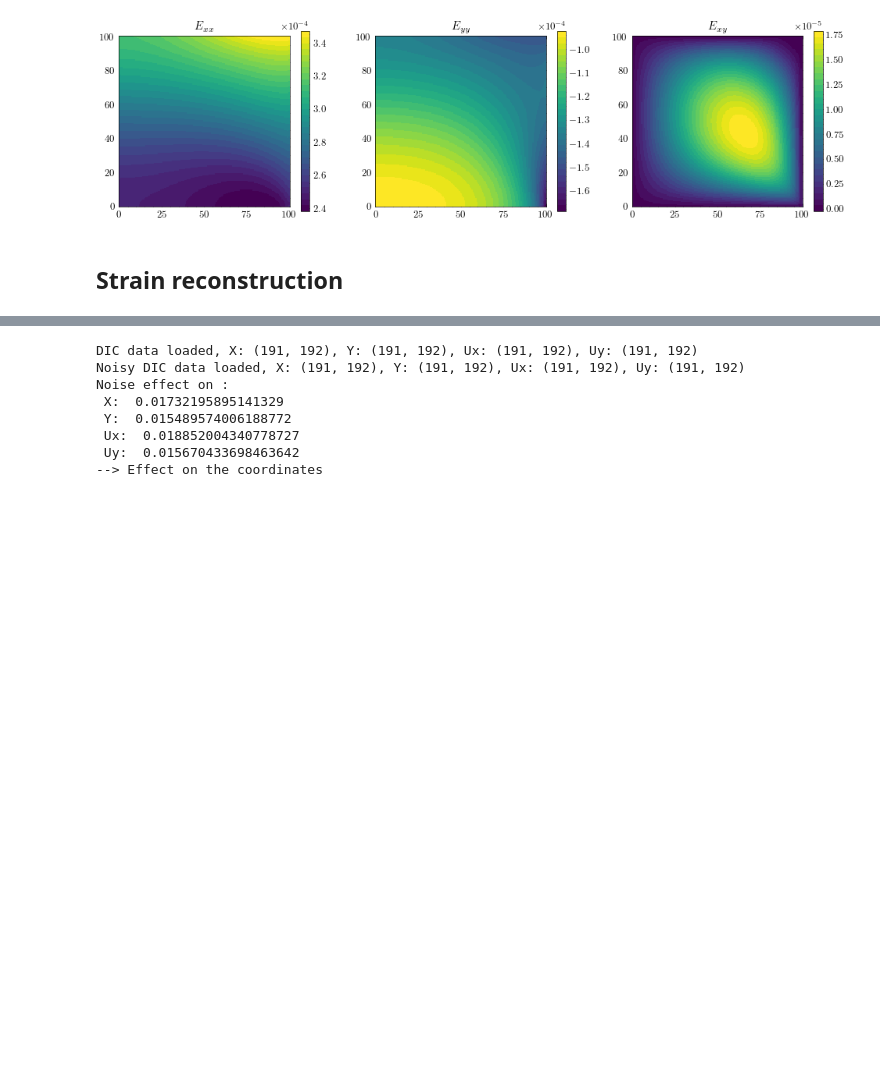
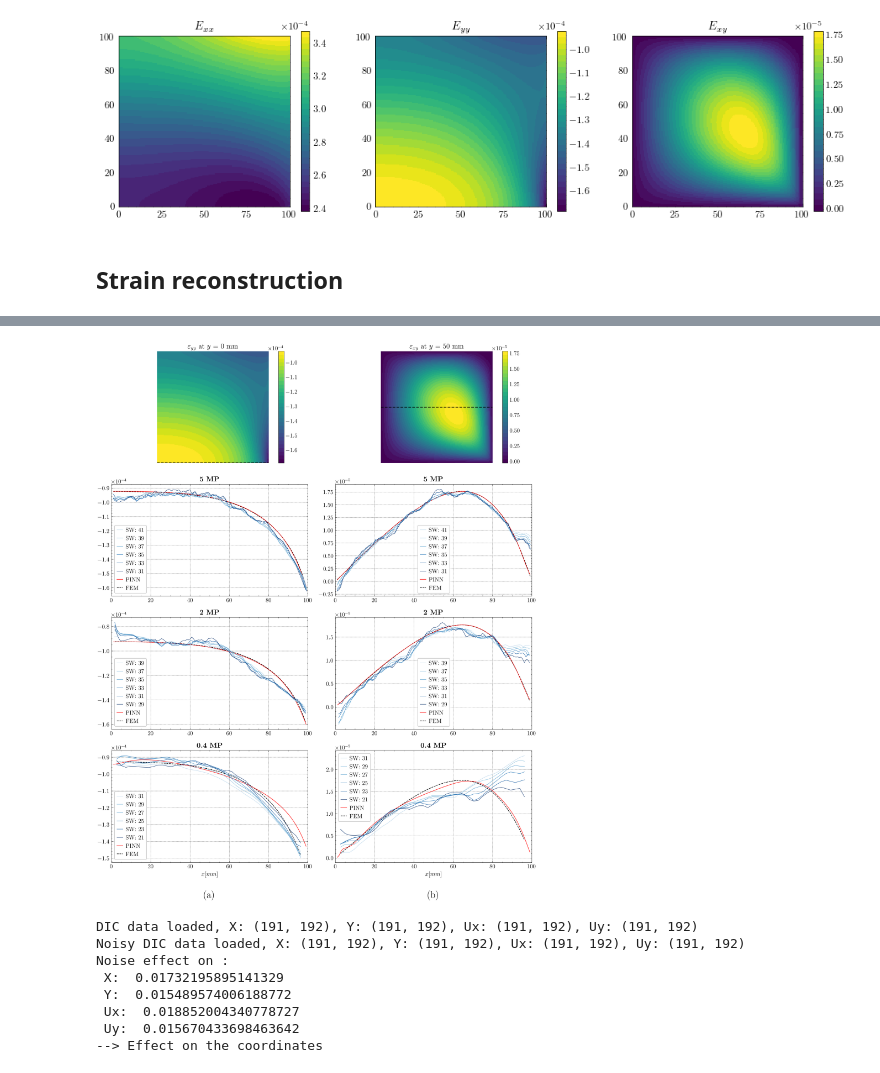
Before and after one commit to bonneted/PINN-MT2.0, a Jupyter notebook: 1_side_loaded_plate/2_noise_study/dic_study.ipynb, the cells around one changed output, grey strips where cells are left out. Cells and saved outputs as stored; diff of their text form; code cells hidden in the pictures; blank space fills up the shorter version.

```diff
--- a/1_side_loaded_plate/2_noise_study/dic_study.ipynb
+++ b/1_side_loaded_plate/2_noise_study/dic_study.ipynb
@@ -59,7 +59,8 @@ def pcolor_plot(AX, X, Y, C, title,colormap="copper",set_axis = 'on',colorbar=Tr
     AX.set_aspect("equal", "box")
     AX.axis(set_axis)
     AX.set_title(title)
-    fig.colorbar(im, ax=AX, format=formatter)
+    if colorbar:
+        fig.colorbar(im, ax=AX, format=formatter)
     return im
 
 cmap = plt.get_cmap('viridis')
@@ -201,4 +212,56 @@ plt.show()
 fig.savefig(f"figures/{camera_resolution}_{field_name}_slice_y_{y_slice}mm.png", dpi=300, bbox_inches='tight')
+# %%
+
+font_factor = 2
+title_font_size = 6
+axes_font_size = 6
+figure_factor = 2
+# plt.rcParams.update({
+#     "font.size": title_font_size*font_factor,         # Default font size for all text
+#     "figure.titlesize": title_font_size*font_factor,
+#     "axes.labelsize": axes_font_size*font_factor,
+#     "xtick.labelsize": axes_font_size*font_factor,
+#     "ytick.labelsize": axes_font_size*font_factor,
+#     "legend.fontsize": axes_font_size*font_factor,
+# })
+
+plot_FEM = True
+plot_PINN = True
+field_ids = [1, 2] # 0: Exx, 1: Eyy, 2: Exy
+y_slices = [0, 50]  # List of y-slices to plot
+fig, axs = plt.subplots(4, 2, figsize=(6.34*figure_factor, (4*2)*figure_factor), dpi=300) # 3.17 inches = half A4 with margins
+
+for j, field_id in enumerate(field_ids):
+    y_slice = y_slices[j]
+    axs_i = axs[:, j]
+    im = pcolor_plot(axs_i[0],  X, Y, strain_plot[:,field_id].reshape(X.shape),
+                     title=f"{[r'$\varepsilon_{xx}$', r'$\varepsilon_{yy}$', r'$\varepsilon_{xy}$'][field_id]} at $y$ = {y_slice} mm",
+                     colormap=cmap, colorbar=True)
+    axs_i[0].axis('off')
+    axs_i[0].axhline(y=y_slice, color='k', linestyle='--', linewidth=1.5)
+
+    for i in range(3):
+        camera_id = i
+        ax, x_coords, y_coords, y_mid_index, sorted_sw = plot_field_slice(axs_i[i+1], camera_id, field_id, y_slice, plot_FEM=plot_FEM, plot_PINN=plot_PINN)
+        ax.legend(handlelength=1, handletextpad=0.5)#, loc='lower center')
+        ax.set_title([r"\textbf{5 MP}", r"\textbf{2 MP}", r"\textbf{0.4 MP}"][camera_id], fontweight='bold')
+        axs_i[i+1].yaxis.set_major_formatter(ticker.ScalarFormatter(useMathText=True))
+        axs_i[i+1].ticklabel_format(style='sci', axis='y', scilimits=(-3, 3))
+        axs_i[i+1].set_xlim(X.min(), X.max())
+    axs_i[-1].set_xlabel(r"$x [mm]$")
+    axs_i[-1].text(0.5, -0.25, f"({chr(97+j)})", transform=axs_i[-1].transAxes, fontsize=10*font_factor, fontweight='bold', va='top', ha='center')
+
+    # Make sure the label and annotation are visible by adjusting layout and axis visibility
+    for ax in axs[:, j]:
+        ax.set_visible(True)
+    plt.tight_layout()
+
+save_fig = True
+if save_fig:
+    field_name = ["exx", "eyy", "exy"][field_id]
+    fig.savefig(f"figures/5-2-0.4MP_{field_name}_slice_y_{y_slice}mm.png", dpi=300, bbox_inches='tight')
+# %% [output]
+[figure, added]
 # %%
 import pandas as pd
 import numpy as np
```
Also changed, not shown: parts of 2 cells of this notebook, 2 other files.
